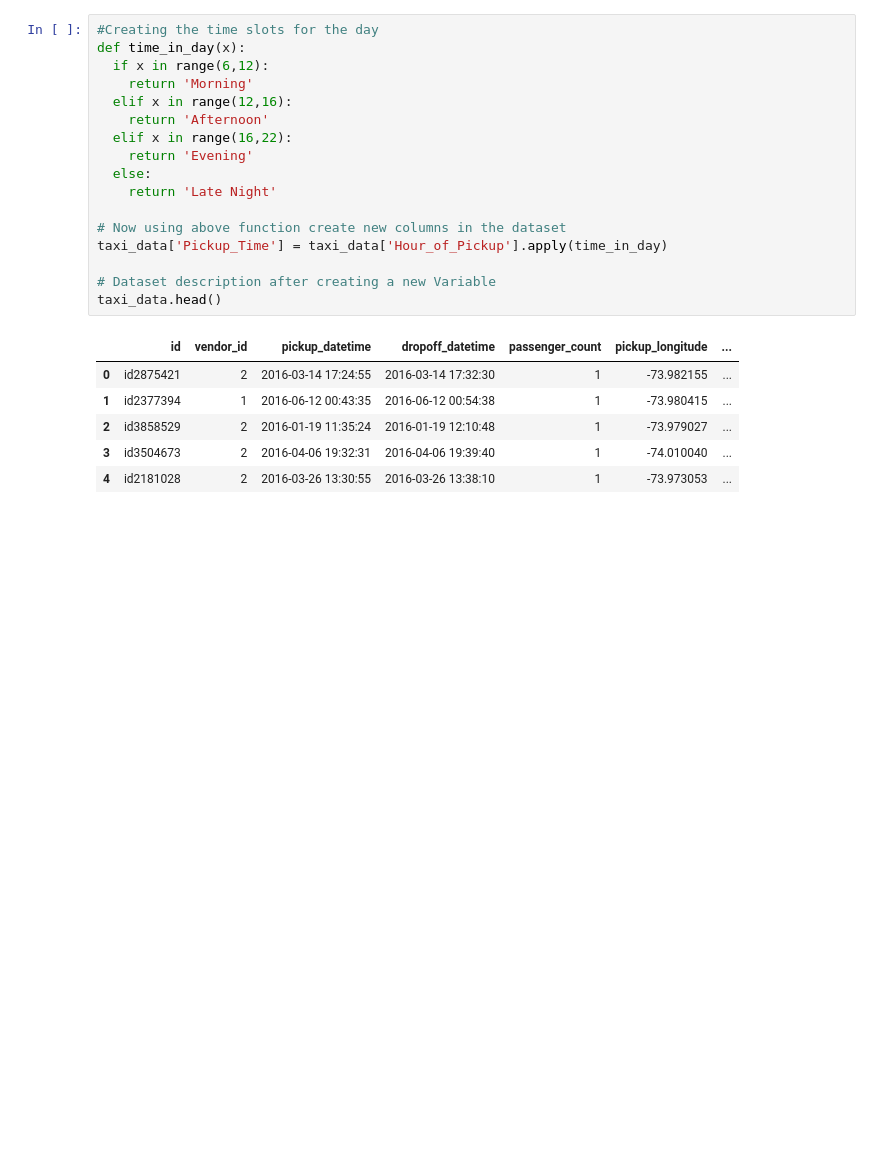
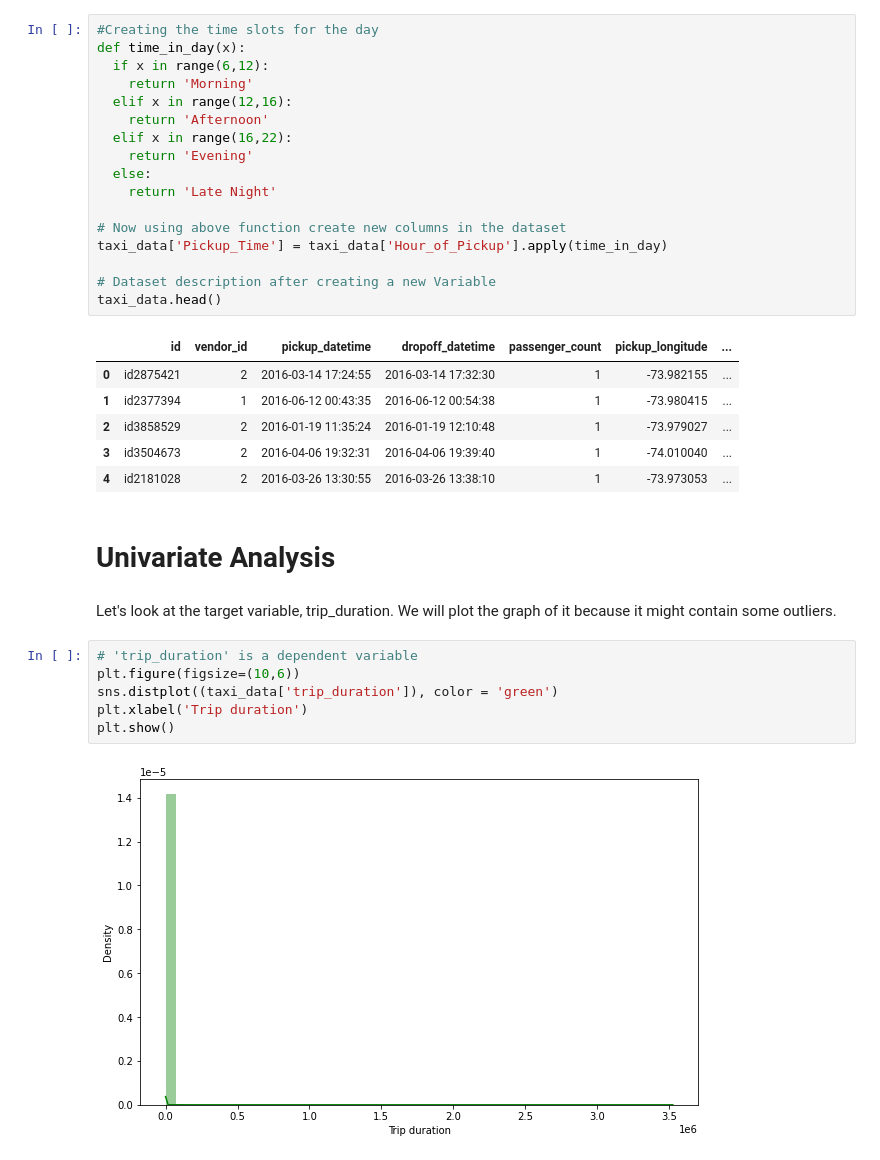
Before and after one commit to PUNEETSUBHANJI/NYC_Taxi_Trip_Time_prediction, a Jupyter notebook: NYC_Taxi_Trip_Time_prediction.ipynb, the cells around one changed output. Cells and saved outputs as stored; diff of their text form; blank space fills up the shorter version.

```diff
--- a/NYC_Taxi_Trip_Time_prediction.ipynb
+++ b/NYC_Taxi_Trip_Time_prediction.ipynb
@@ -214,3 +214,16 @@ taxi_data.head()
 | 2 | id3858529 | 2 | 2016-01-19 11:35:24 | 2016-01-19 12:10:48 | 1 | -73.979027 | ... |
 | 3 | id3504673 | 2 | 2016-04-06 19:32:31 | 2016-04-06 19:39:40 | 1 | -74.010040 | ... |
 | 4 | id2181028 | 2 | 2016-03-26 13:30:55 | 2016-03-26 13:38:10 | 1 | -73.973053 | ... |
+# %% [markdown]
+# Univariate Analysis
+# %% [markdown]
+Let's look at the target variable, trip_duration.
+We will plot the graph of it because it might contain some outliers.
+# %%
+# 'trip_duration' is a dependent variable
+plt.figure(figsize=(10,6))
+sns.distplot((taxi_data['trip_duration']), color = 'green')
+plt.xlabel('Trip duration')
+plt.show()
+# %% [output]
+[figure, added]
```
Also changed, not shown: parts of 98 cells of this notebook.
